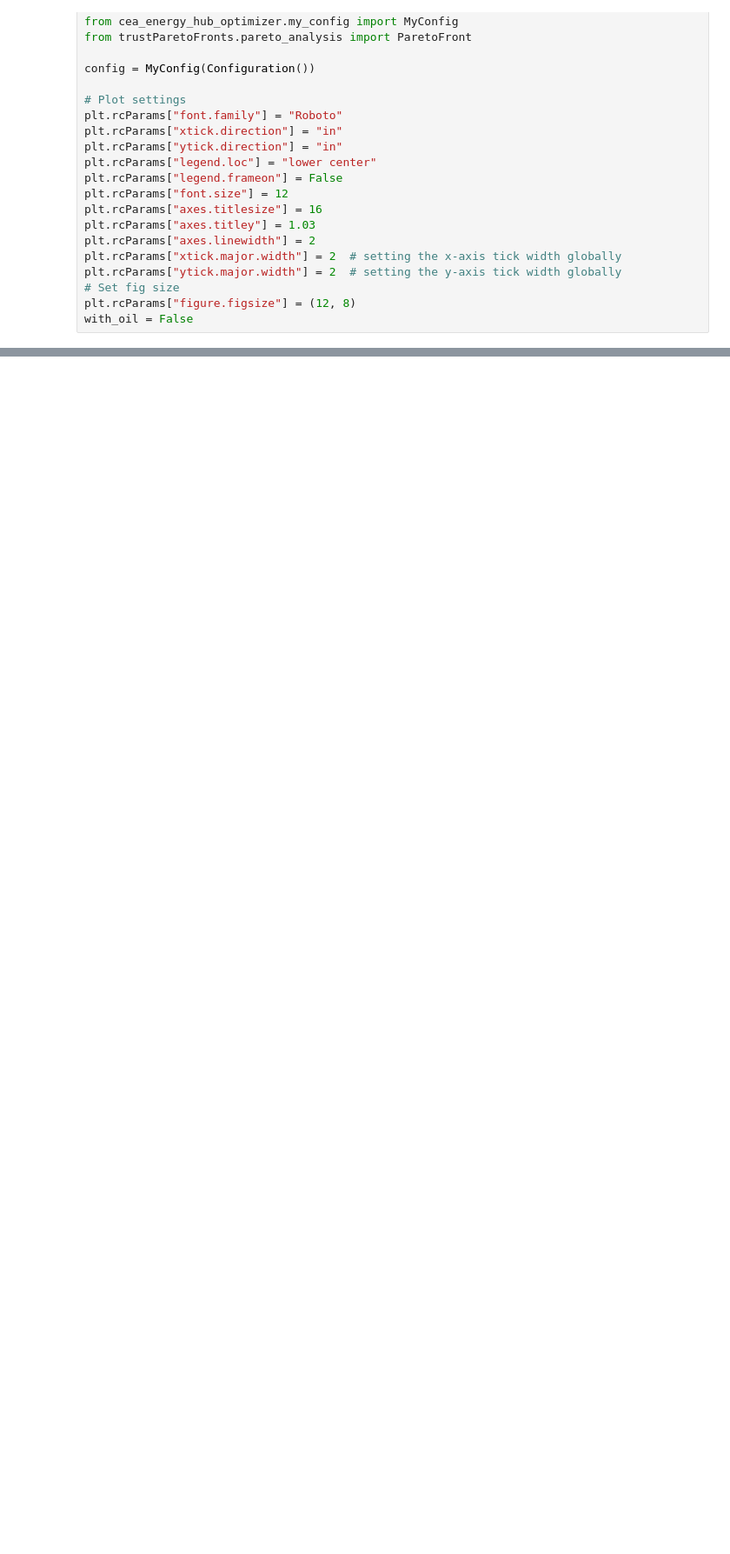
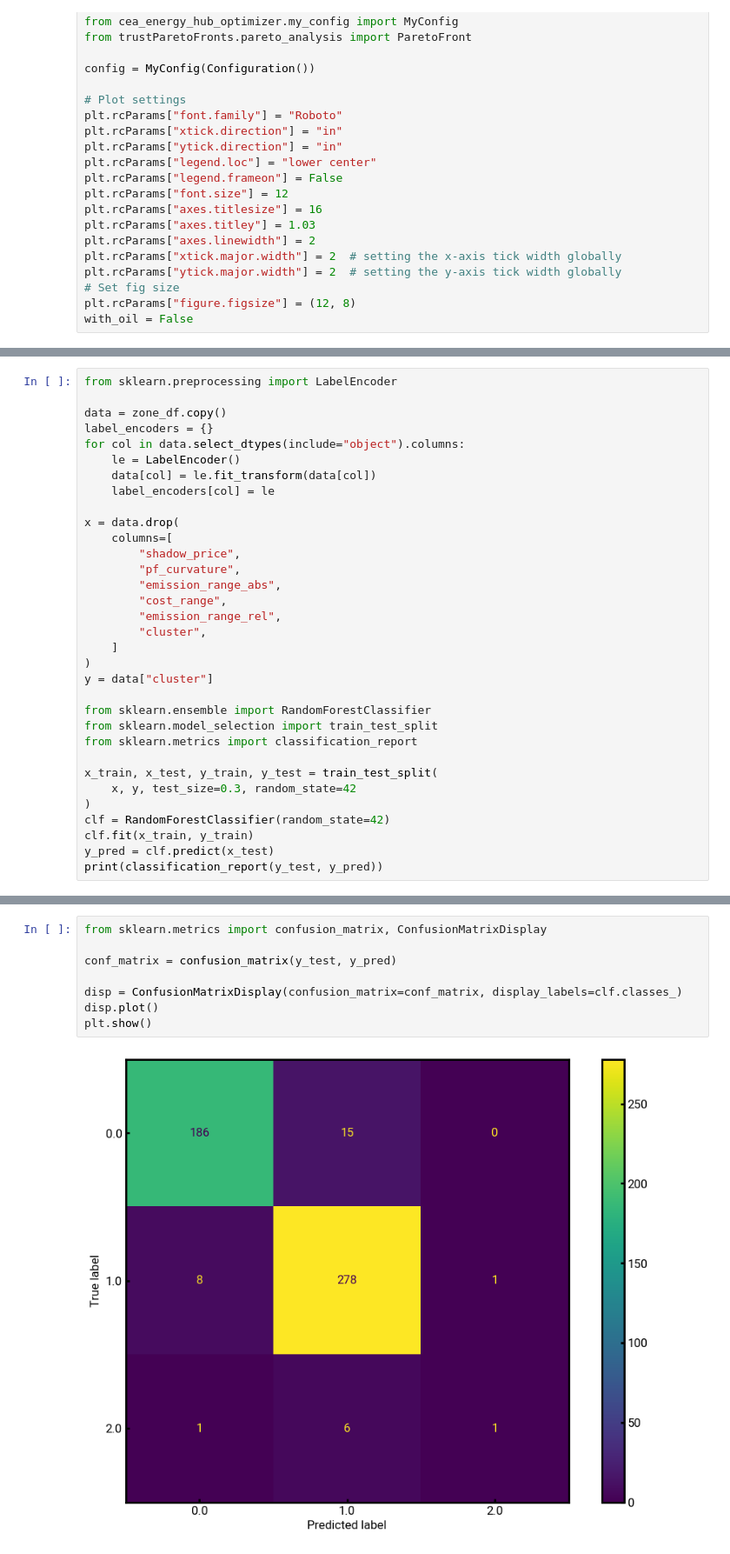
Before and after one commit to yiqiaowang-arch/energy_hub_optimizer_calliope, a Jupyter notebook: trustParetoFronts/pareto_front_analysis.ipynb, the cells around one changed output, grey strips where cells are left out. Shown at 87% size. Drawn from its saved outputs; the diff is of its cells as text; blank space fills up the shorter version.

```diff
--- a/trustParetoFronts/pareto_front_analysis.ipynb
+++ b/trustParetoFronts/pareto_front_analysis.ipynb
@@ -309,0 +284,33 @@ ax.axhline(0, color="black", linewidth=0.5, linestyle="--")
+# %%
+from sklearn.preprocessing import LabelEncoder
+
+data = zone_df.copy()
+label_encoders = {}
+for col in data.select_dtypes(include="object").columns:
+    le = LabelEncoder()
+    data[col] = le.fit_transform(data[col])
+    label_encoders[col] = le
+
+x = data.drop(
+    columns=[
+        "shadow_price",
+        "pf_curvature",
+        "emission_range_abs",
+        "cost_range",
+        "emission_range_rel",
+        "cluster",
+    ]
+)
+y = data["cluster"]
+
+from sklearn.ensemble import RandomForestClassifier
+from sklearn.model_selection import train_test_split
+from sklearn.metrics import classification_report
+
+x_train, x_test, y_train, y_test = train_test_split(
+    x, y, test_size=0.3, random_state=42
+)
+clf = RandomForestClassifier(random_state=42)
+clf.fit(x_train, y_train)
+y_pred = clf.predict(x_test)
+print(classification_report(y_test, y_pred))
@@ -309,0 +327,10 @@ ax.axhline(0, color="black", linewidth=0.5, linestyle="--")
+# %%
+from sklearn.metrics import confusion_matrix, ConfusionMatrixDisplay
+
+conf_matrix = confusion_matrix(y_test, y_pred)
+
+disp = ConfusionMatrixDisplay(confusion_matrix=conf_matrix, display_labels=clf.classes_)
+disp.plot()
+plt.show()
+# %% [output]
+[figure, added]
```
Also changed, not shown: parts of 17 cells of this notebook.
